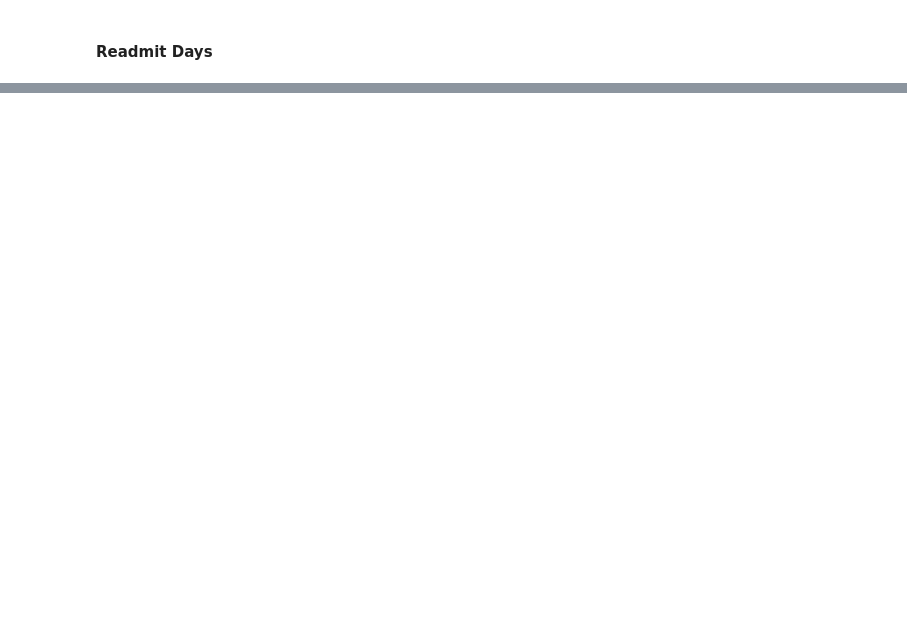
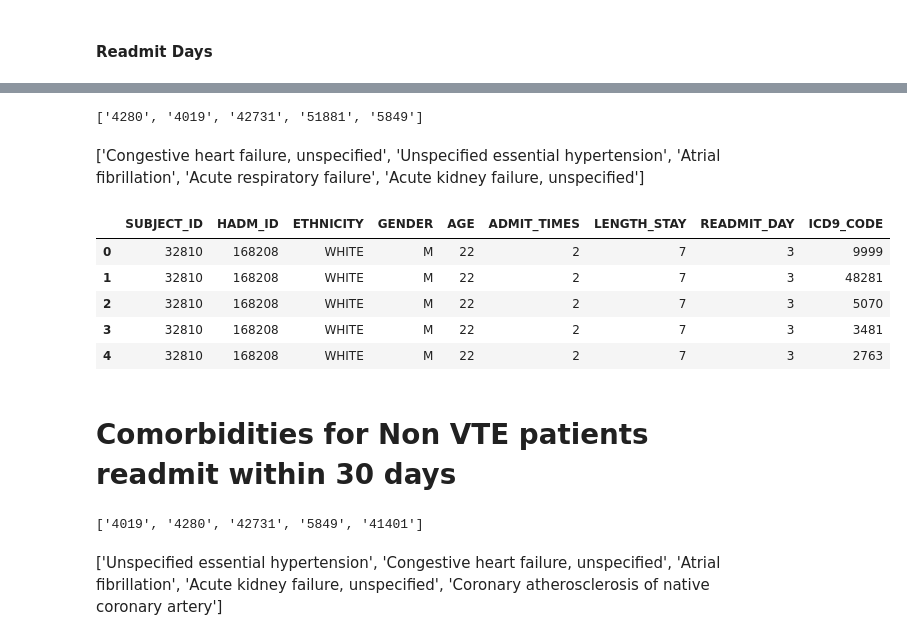
Before and after one commit to JessieZ-1204/MIMIC-III-VTE---Project, a Jupyter notebook: Breast Cancer Research.ipynb, the cells around one changed output, grey strips where cells are left out. Saved outputs shown, nothing was run; the diff lists cells and outputs as text; code cells hidden in the pictures; blank space fills up the shorter version.

```diff
--- a/Breast Cancer Research.ipynb
+++ b/Breast Cancer Research.ipynb
@@ -781,0 +667,3 @@ readmit.head()
+# %%
+# All Aptients who admit within 30 days include their first day
+readmit = readmit.groupby(['SUBJECT_ID'], axis=0, as_index=False).filter(lambda x: (x['SUBJECT_ID'].value_counts()) > 1)
@@ -821,0 +711,4 @@ vte_readmit.shape
+# %%
+# unique vte SID & HID
+vte_uid = vte_readmit[['SUBJECT_ID','HADM_ID','ETHNICITY', 'GENDER', 'AGE', 'ADMIT_TIMES', 'LENGTH_STAY', 'READMIT_DAY']].drop_duplicates(subset = ['SUBJECT_ID', 'HADM_ID','ETHNICITY', 'GENDER', 'AGE', 'ADMIT_TIMES', 'LENGTH_STAY', 'READMIT_DAY'],
+  keep = 'last').reset_index(drop = True)
@@ -1112,0 +1264,4 @@ top5_icd_30
+# %%
+other_code = df_dia_icd[~df_dia_icd.ICD9_CODE.isin(lista)][['SUBJECT_ID', 'HADM_ID', 'ICD9_CODE']]
+# %%
+vte_com = pd.merge(vte_uid, other_code, how='inner', on = ['SUBJECT_ID', 'HADM_ID'])
@@ -1112,0 +1270,17 @@ top5_icd_30
+# %%
+vte_top5_com
+# %% [output]
+['4280', '4019', '42731', '51881', '5849']
+# %% [markdown]
+['Congestive heart failure, unspecified', 'Unspecified essential hypertension', 'Atrial fibrillation', 'Acute respiratory failure', 'Acute kidney failure, unspecified']
+# %%
+vte_com.head()
+# %% [output]
+|  | SUBJECT_ID | HADM_ID | ETHNICITY | GENDER | AGE | ADMIT_TIMES | LENGTH_STAY | READMIT_DAY | ICD9_CODE |
+| 0 | 32810 | 168208 | WHITE | M | 22 | 2 | 7 | 3 | 9999 |
+| 1 | 32810 | 168208 | WHITE | M | 22 | 2 | 7 | 3 | 48281 |
+| 2 | 32810 | 168208 | WHITE | M | 22 | 2 | 7 | 3 | 5070 |
+| 3 | 32810 | 168208 | WHITE | M | 22 | 2 | 7 | 3 | 3481 |
+| 4 | 32810 | 168208 | WHITE | M | 22 | 2 | 7 | 3 | 2763 |
+# %% [markdown]
+# Comorbidities for Non VTE patients readmit within 30 days
@@ -1112,0 +1290,6 @@ top5_icd_30
+# %%
+nvte_top5_com
+# %% [output]
+['4019', '4280', '42731', '5849', '41401']
+# %% [markdown]
+['Unspecified essential hypertension', 'Congestive heart failure, unspecified', 'Atrial fibrillation', 'Acute kidney failure, unspecified', 'Coronary atherosclerosis of native coronary artery']
```
Also changed, not shown: parts of 97 cells of this notebook.
